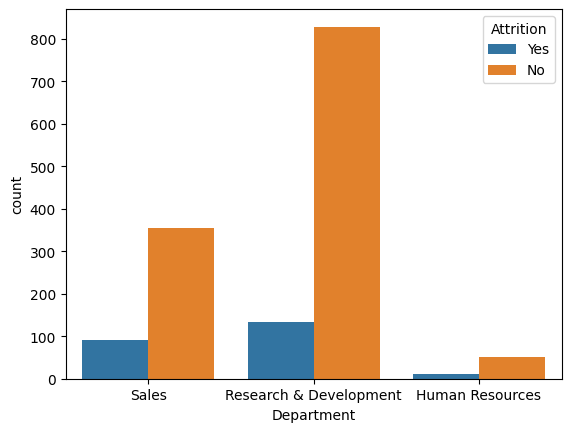
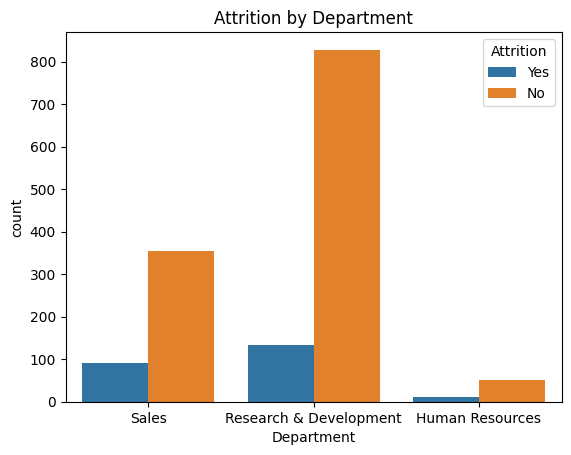
Unified diff of the notebook cell whose output changed from the first chart to the second:
--- before
+++ after
@@ -1 +1,3 @@
 sns.countplot(x='Department',data=df,hue='Attrition')
+plt.title("Attrition by Department")
+plt.show()

Commit: Uploaded changed files